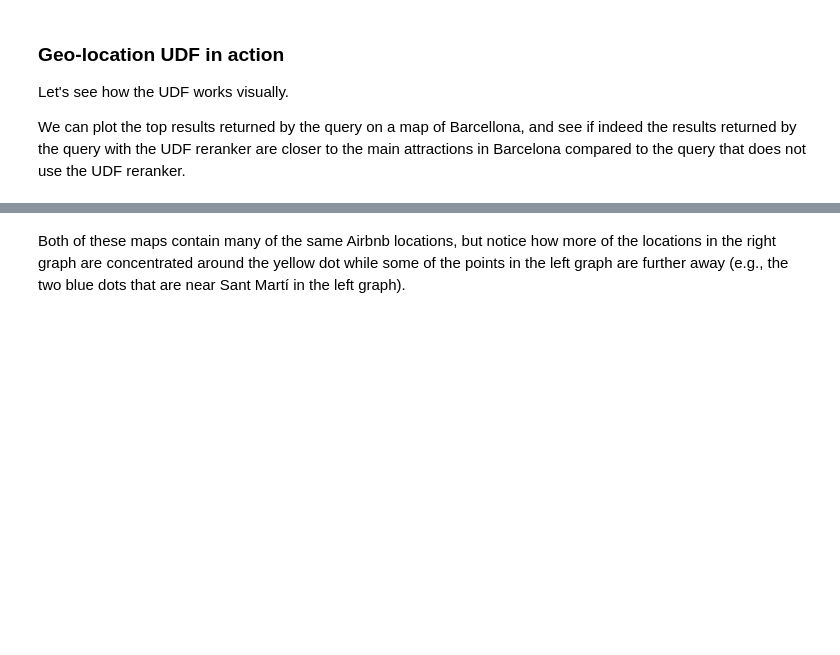
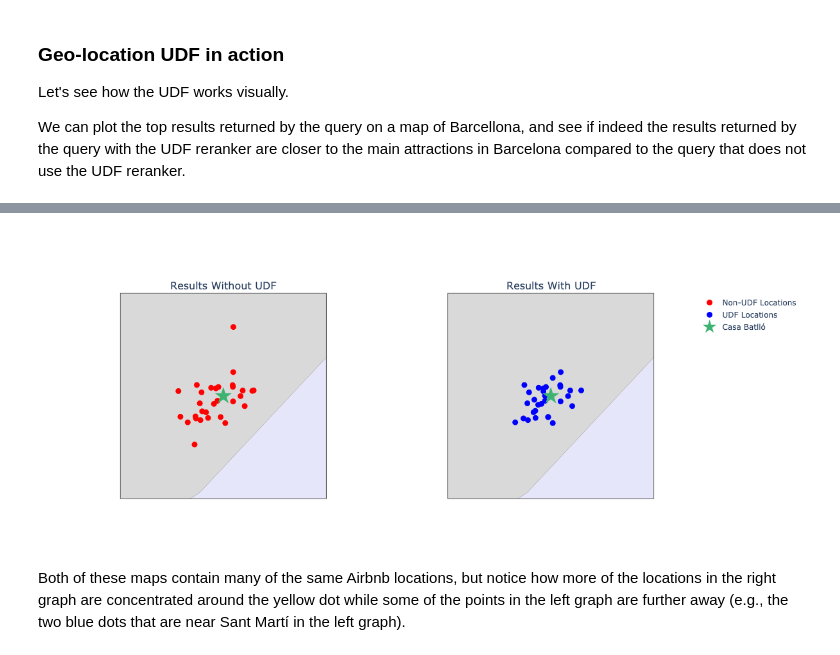
Before and after one commit to vectara/example-notebooks, a Jupyter notebook: notebooks/udf-reranking-demo.ipynb, the cells around one changed output, grey strips where cells are left out. Cells and saved outputs as stored; diff of their text form; code cells hidden in the pictures; blank space fills up the shorter version.

```diff
--- a/notebooks/udf-reranking-demo.ipynb
+++ b/notebooks/udf-reranking-demo.ipynb
@@ -203,11 +216,11 @@ import json
 url = f"https://api.vectara.io/v2/corpora/{corpus_key}/query"
 
 payload = json.dumps({
-  "query": "I want an AirBnb that has a full kitchen and dining room.",
+  "query": "The Airbnb is far from tourist attractions and downtown.",
   "search": {
     "lexical_interpolation": 0.025,
     "offset": 0,
-    "limit": 50,
+    "limit": 100,
     "context_configuration": {
       "sentences_before": 0,
       "sentences_after": 0
@@ -221,8 +234,8 @@ payload = json.dumps({
         },
         {
           "type": "mmr",
-          "diversity_bias": 0.2,
-          "limit": 20
+          "diversity_bias": 0.1,
+          "limit": 30
         }
       ]
     }
@@ -238,6 +251,6 @@ headers = {
 response = requests.request("POST", url, headers=headers, data=payload)
 res = response.json()
 # %%
-for result in res['search_results']:
-    print(f"Review: {result['part_metadata']['review']}\nScore: {result['score']}\nLatitude: {result['document_metadata']['latitude']}\nLongitude: {result['document_metadata']['longitude']}\n")
+for result in res['search_results'][:10]:
+    print(f"Text: {result['text']}\nScore: {result['score']}\nDistance: {equirectangular_approximation(result['document_metadata']['latitude'], result['document_metadata']['longitude'])}\n")
 # %% [output]
@@ -267,11 +280,11 @@ import json
 url = f"https://api.vectara.io/v2/corpora/{corpus_key}/query"
 
 payload = json.dumps({
-  "query": "I want an AirBnb that has a full kitchen and dining room.",
+  "query": "The Airbnb is far from tourist attractions and downtown.",
   "search": {
     "lexical_interpolation": 0.025,
     "offset": 0,
-    "limit": 50,
+    "limit": 100,
     "context_configuration": {
       "sentences_before": 0,
       "sentences_after": 0
@@ -285,12 +298,12 @@ payload = json.dumps({
         },
         {
           "type": "mmr",
-          "diversity_bias": 0.2
+          "diversity_bias": 0.1
         },
         {
           "type": "userfn",
-          "user_function": "get('$.score') -  400 * sqrt(power(radians(get('$.document_metadata.latitude')) - radians(41.39283635783124), 2) + power(cos((radians(get('$.document_metadata.latitude')) + radians(41.39283635783124)) / 2) * (radians(get('$.document_metadata.longitude')) - radians(2.164614185406772)), 2))",
-          "limit": 20
+          "user_function": "get('$.score') -  700 * sqrt(power(radians(get('$.document_metadata.latitude')) - radians(41.39283635783124), 2) + power(cos((radians(get('$.document_metadata.latitude')) + radians(41.39283635783124)) / 2) * (radians(get('$.document_metadata.longitude')) - radians(2.164614185406772)), 2))",
+          "limit": 30
         }
       ]
     }
@@ -306,6 +319,6 @@ headers = {
 udf_response = requests.request("POST", url, headers=headers, data=payload)
 udf_res = udf_response.json()
 # %%
-for result in udf_res['search_results']:
-    print(f"Review: {result['part_metadata']['review']}\nScore: {result['score']}\nLatitude: {result['document_metadata']['latitude']}\nLongitude: {result['document_metadata']['longitude']}\n")
+for result in udf_res['search_results'][:10]:
+    print(f"Text: {result['text']}\nScore: {result['score']}\nDistance: {equirectangular_approximation(result['document_metadata']['latitude'], result['document_metadata']['longitude'])}\n")
 # %% [output]
@@ -434,3 +393,19 @@ Image("plot.png")
+# %%
+import plotly.graph_objects as go
+from plotly.subplots import make_subplots
+from IPython.display import Image
+
+fig = make_subplots(rows=1, cols=2, subplot_titles=("Results Without UDF", "Results With UDF"),
+                    specs=[[{"type": "scattergeo"}, {"type": "scattergeo"}]])
+
+add_map(fig, 1, 1, res, "red", "Non-UDF Locations", False)
+add_map(fig, 1, 2, udf_res, "blue", "UDF Locations", True)
+add_styling(fig)
+
+fig.write_image("plot.png")
+Image("plot.png")
+# %% [output]
+[figure, added]
 # %% [markdown]
 Both of these maps contain many of the same Airbnb locations, but notice how more of the locations in the right graph are concentrated around the yellow dot while some of the points in the left graph are further away (e.g., the two blue dots that are near Sant Martí in the left graph).
 # %% [markdown]
```
Also changed, not shown: parts of 8 cells of this notebook.
